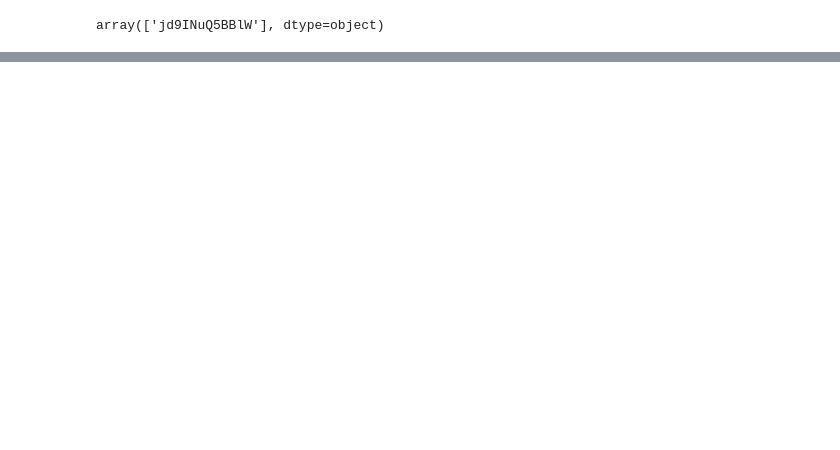
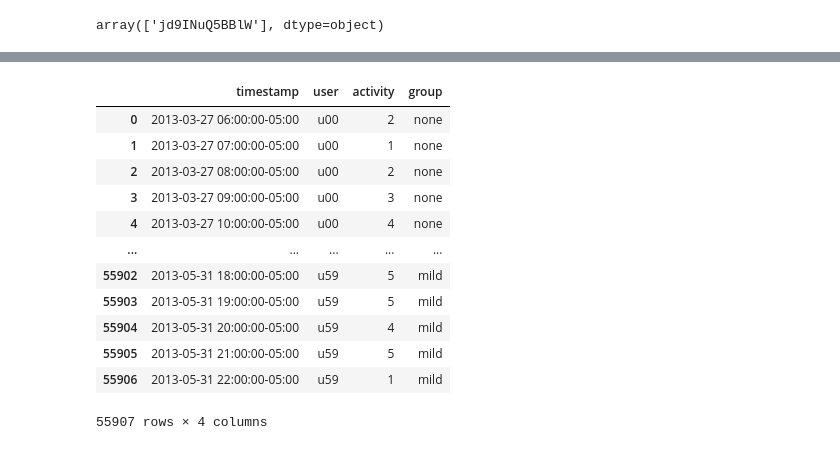
Before and after one commit to digitraceslab/niimpy, a Jupyter notebook: docs/basic-transformations.ipynb, the cells around one changed output, grey strips where cells are left out. Saved outputs shown, nothing was run; the diff lists cells and outputs as text; code cells hidden in the pictures; blank space fills up the shorter version.

```diff
--- a/docs/basic-transformations.ipynb
+++ b/docs/basic-transformations.ipynb
@@ -60,0 +182,21 @@ array([3, 2, 5])
+# %%
+import os
+import niimpy.preprocessing.sampledata
+data_path = os.path.join(niimpy.preprocessing.sampledata.SAMPLEDATA_DIR, 'sl_activity.csv')
+# %%
+df = niimpy.read_csv(data_path,tz='Europe/Helsinki')
+df
+# %% [output]
+|  | timestamp | user | activity | group |
+| 0 | 2013-03-27 06:00:00-05:00 | u00 | 2 | none |
+| 1 | 2013-03-27 07:00:00-05:00 | u00 | 1 | none |
+| 2 | 2013-03-27 08:00:00-05:00 | u00 | 2 | none |
+| 3 | 2013-03-27 09:00:00-05:00 | u00 | 3 | none |
+| 4 | 2013-03-27 10:00:00-05:00 | u00 | 4 | none |
+| ... | ... | ... | ... | ... |
+| 55902 | 2013-05-31 18:00:00-05:00 | u59 | 5 | mild |
+| 55903 | 2013-05-31 19:00:00-05:00 | u59 | 5 | mild |
+| 55904 | 2013-05-31 20:00:00-05:00 | u59 | 4 | mild |
+| 55905 | 2013-05-31 21:00:00-05:00 | u59 | 5 | mild |
+| 55906 | 2013-05-31 22:00:00-05:00 | u59 | 1 | mild |
+55907 rows × 4 columns
```
Also changed, not shown: parts of 39 cells of this notebook, 5 other files.
